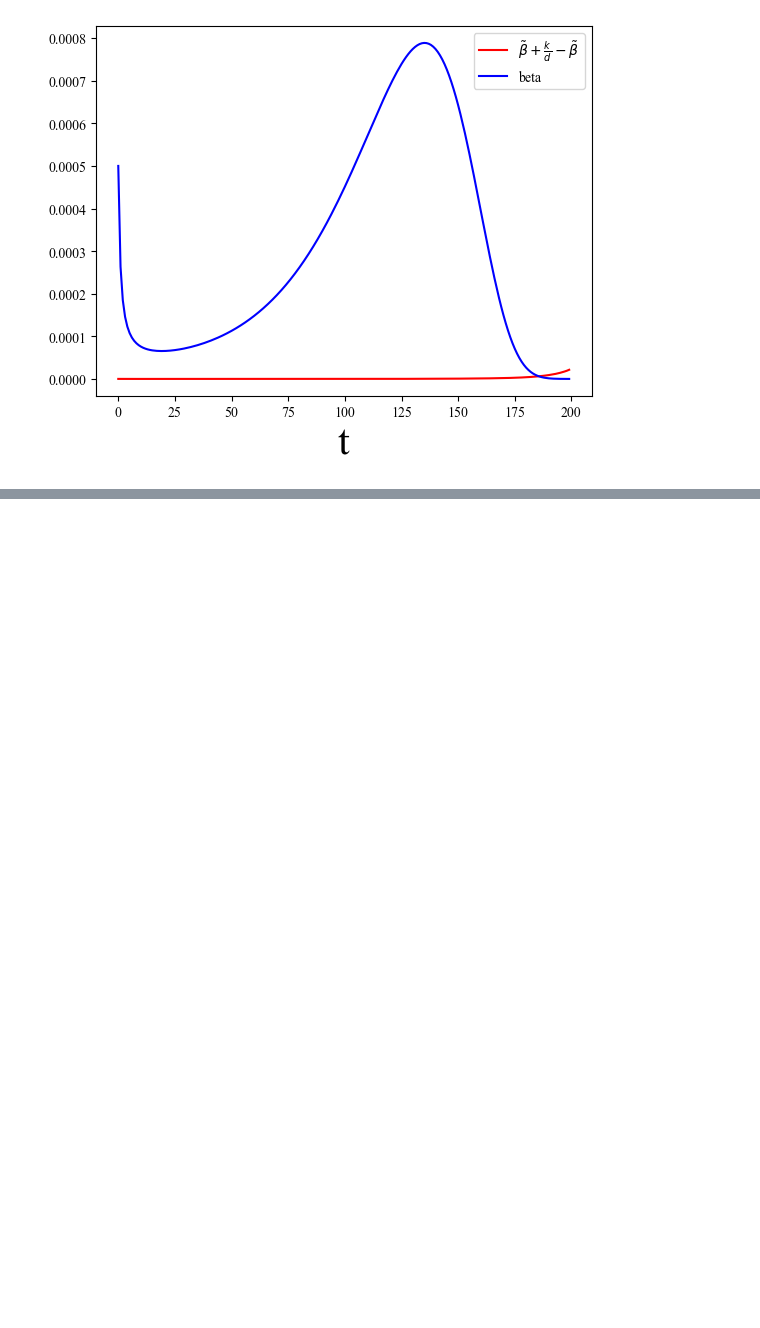
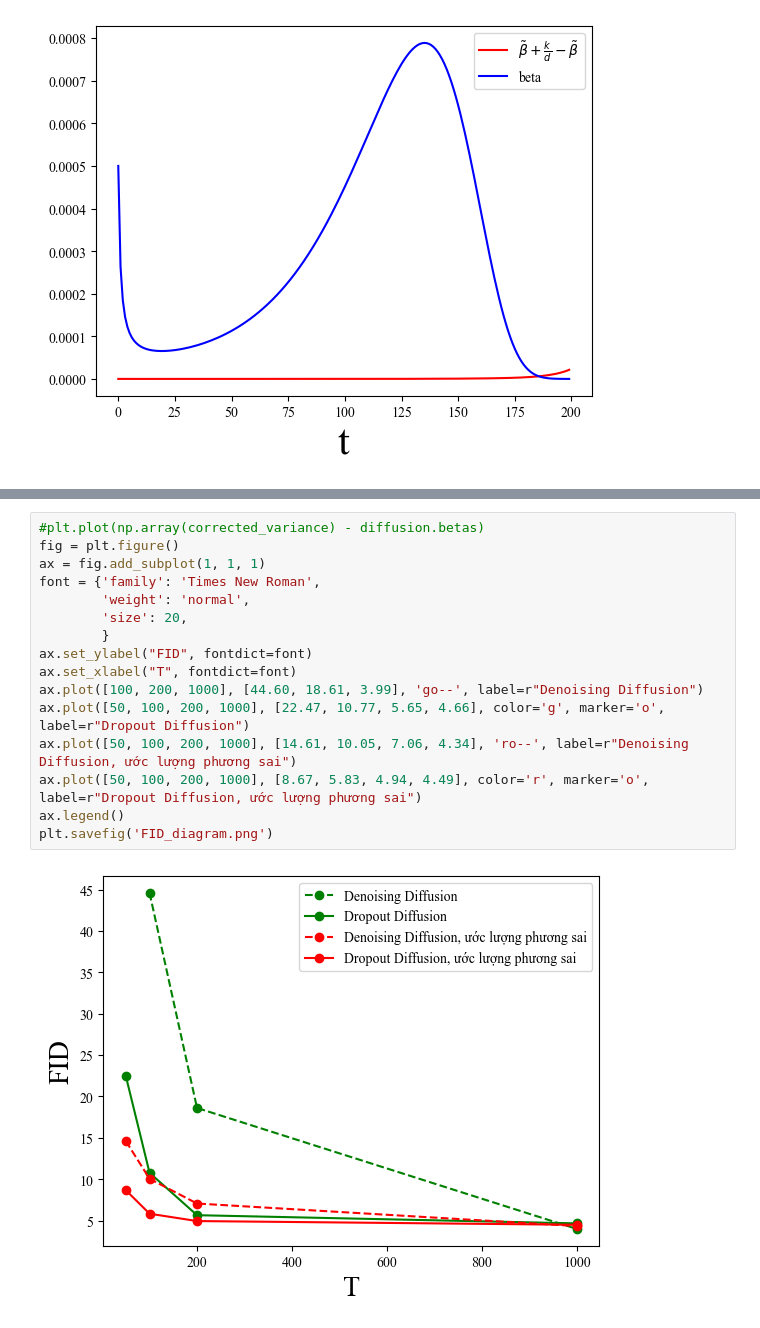
Before and after one commit to ginlov/dropout-diffusion, a Jupyter notebook: notebook/visualize_metrics.ipynb, the cells around one changed output, grey strips where cells are left out. Drawn from its saved outputs; the diff is of its cells as text; blank space fills up the shorter version.

```diff
--- a/notebook/visualize_metrics.ipynb
+++ b/notebook/visualize_metrics.ipynb
@@ -275,0 +373,18 @@ ax.legend()
+# %%
+#plt.plot(np.array(corrected_variance) - diffusion.betas)
+fig = plt.figure()
+ax = fig.add_subplot(1, 1, 1)
+font = {'family': 'Times New Roman',
+        'weight': 'normal',
+        'size': 20,
+        }
+ax.set_ylabel("FID", fontdict=font)
+ax.set_xlabel("T", fontdict=font)
+ax.plot([100, 200, 1000], [44.60, 18.61, 3.99], 'go--', label=r"Denoising Diffusion")
+ax.plot([50, 100, 200, 1000], [22.47, 10.77, 5.65, 4.66], color='g', marker='o', label=r"Dropout Diffusion")
+ax.plot([50, 100, 200, 1000], [14.61, 10.05, 7.06, 4.34], 'ro--', label=r"Denoising Diffusion, ước lượng phương sai")
+ax.plot([50, 100, 200, 1000], [8.67, 5.83, 4.94, 4.49], color='r', marker='o', label=r"Dropout Diffusion, ước lượng phương sai")
+ax.legend()
+plt.savefig('FID_diagram.png')
+# %% [output]
+[figure, added]
```
Also changed, not shown: parts of 76 cells of this notebook, 1 other file.
